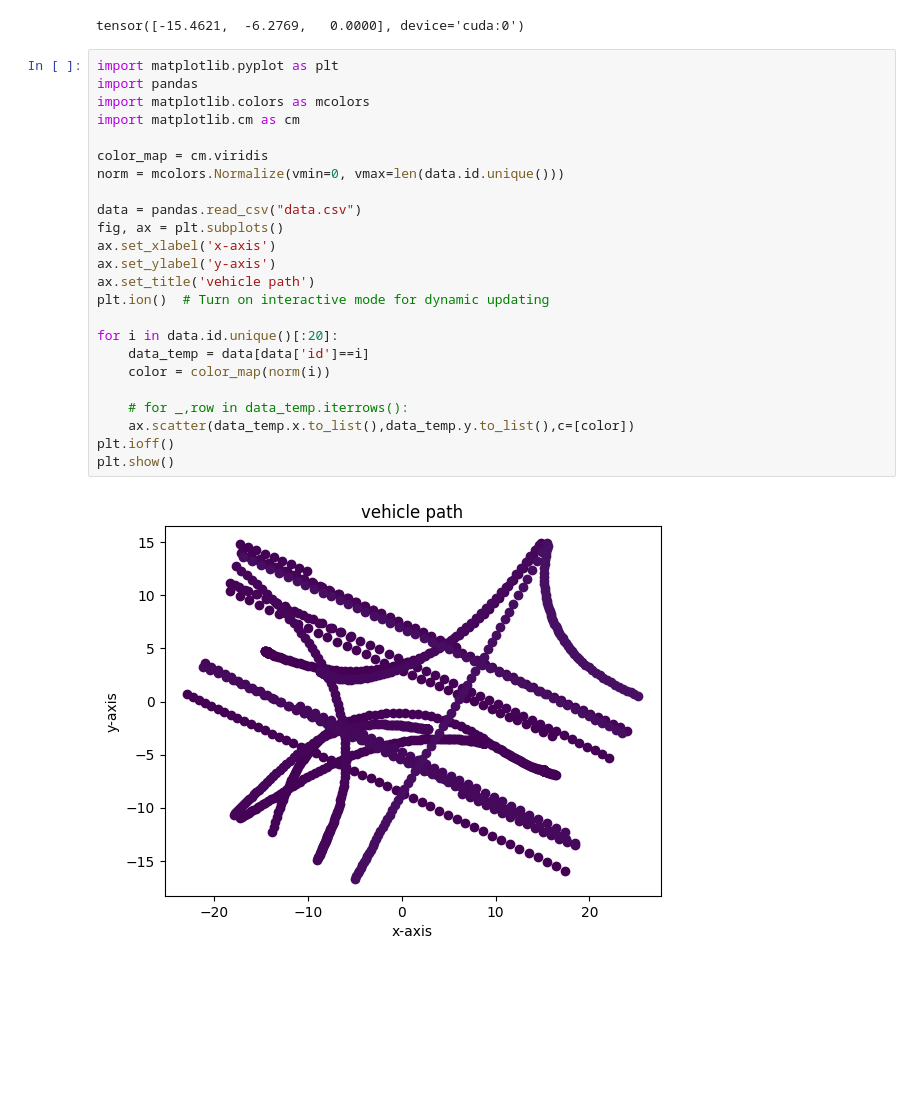
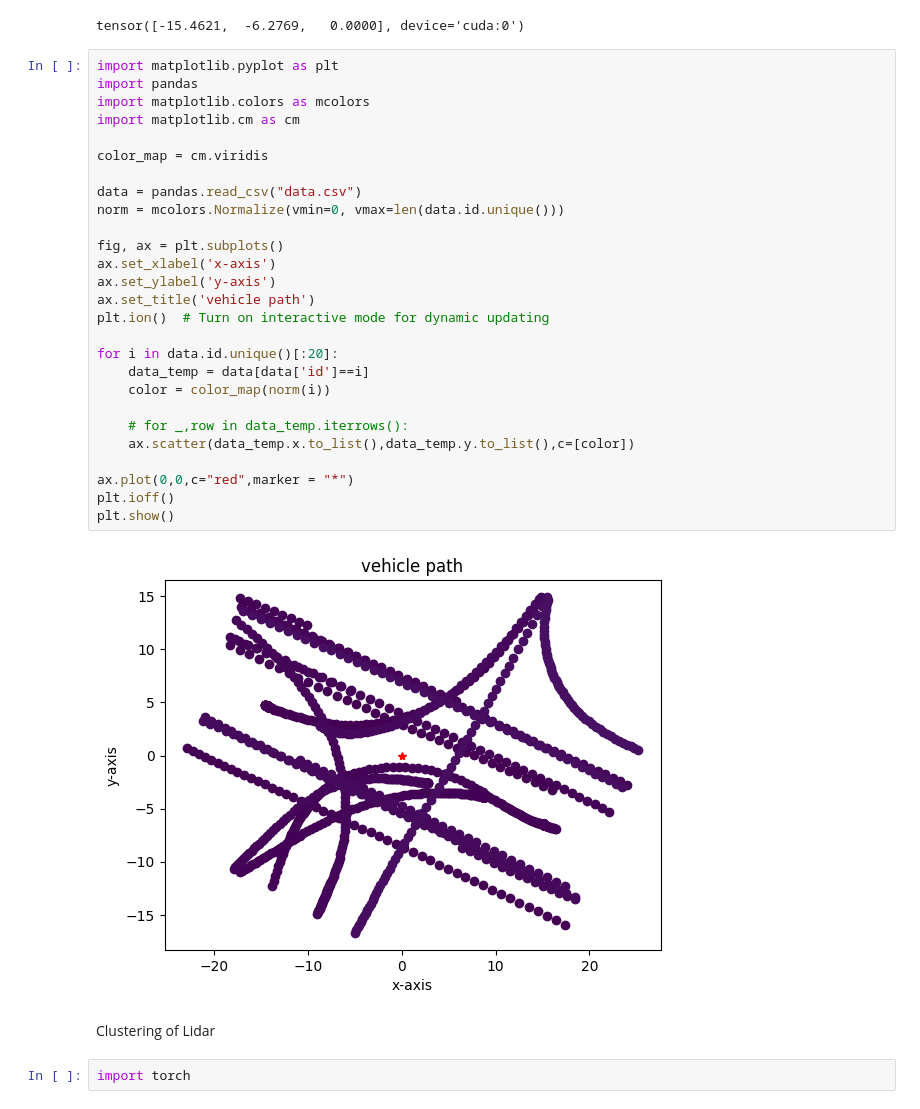
Before and after one commit to Akshit0601/Generating-Gazebo-Environment-Labels, a Jupyter notebook: catvehicle/src/logic_building.ipynb, the cells around one changed output. Saved outputs shown, nothing was run; the diff lists cells and outputs as text; blank space fills up the shorter version.

```diff
--- a/catvehicle/src/logic_building.ipynb
+++ b/catvehicle/src/logic_building.ipynb
@@ -78,26 +78,33 @@ tensor([-15.4621,  -6.2769,   0.0000], device='cuda:0')
 # %%
 import matplotlib.pyplot as plt
 import pandas
 import matplotlib.colors as mcolors
 import matplotlib.cm as cm
 
 color_map = cm.viridis
+
+data = pandas.read_csv("data.csv")
 norm = mcolors.Normalize(vmin=0, vmax=len(data.id.unique()))
 
-data = pandas.read_csv("data.csv")
 fig, ax = plt.subplots()
 ax.set_xlabel('x-axis')
 ax.set_ylabel('y-axis')
 ax.set_title('vehicle path')
 plt.ion()  # Turn on interactive mode for dynamic updating
 
 for i in data.id.unique()[:20]:
     data_temp = data[data['id']==i]
     color = color_map(norm(i))
 
     # for _,row in data_temp.iterrows():
     ax.scatter(data_temp.x.to_list(),data_temp.y.to_list(),c=[color])
+
+ax.plot(0,0,c="red",marker = "*")
 plt.ioff()
 plt.show()
 # %% [output]
-[figure, old version]
+[figure, new version]
+# %% [markdown]
+Clustering of Lidar
+# %%
+import torch
```
Also changed, not shown: parts of 28 cells of this notebook.
